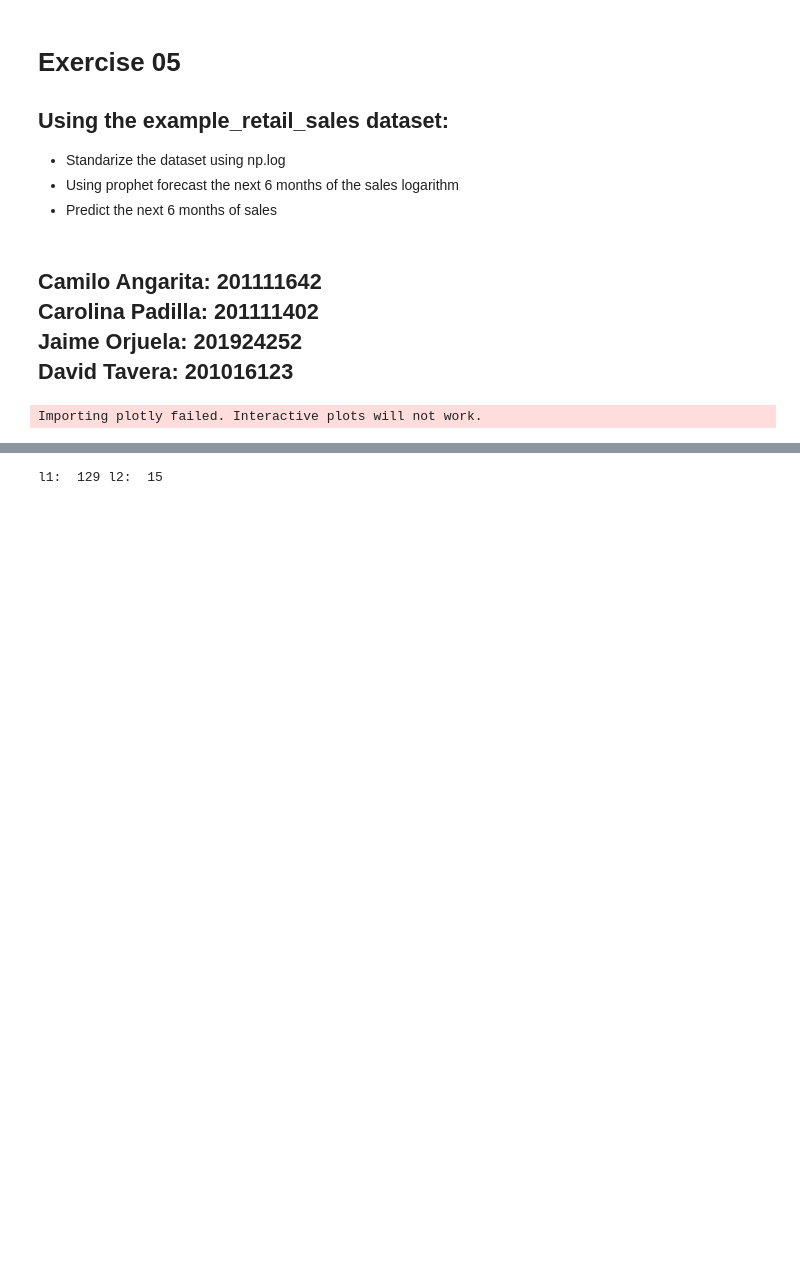
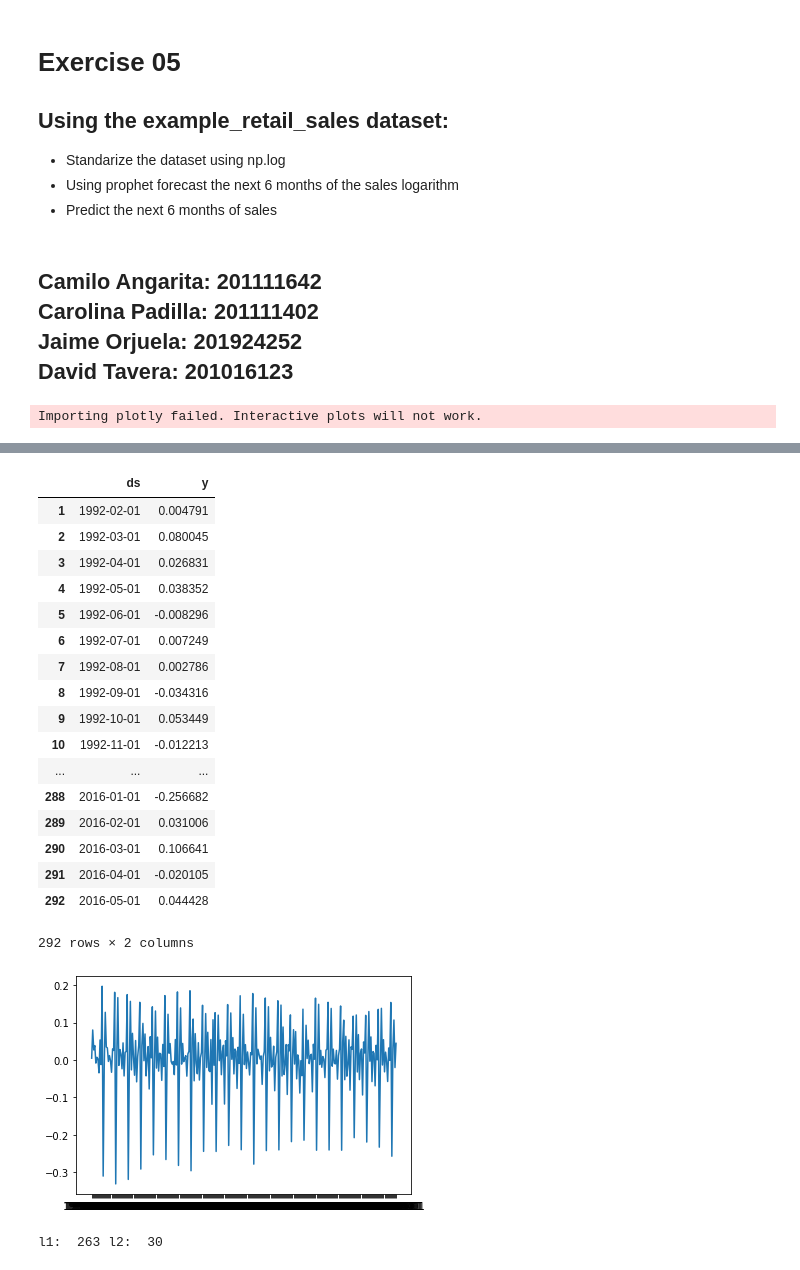
Before and after one commit to dtavera2269/AdvancedMethodsDataAnalysisClass, a Jupyter notebook: Exercises/E05-prophet.ipynb, the cells around one changed output, grey strips where cells are left out. Saved outputs shown, nothing was run; the diff lists cells and outputs as text; code cells hidden in the pictures; blank space fills up the shorter version.

```diff
--- a/Exercises/E05-prophet.ipynb
+++ b/Exercises/E05-prophet.ipynb
@@ -45,12 +43,39 @@ df.head()
+# %%
+retail_rl=retail.copy()
+retail_rl['rlog']=np.log(retail['y']) - np.log(retail['y'].shift(1))
+retail_rl['y']=retail_rl['rlog']
+retail_rl=retail_rl.drop(['rlog'],axis=1).dropna()
+plt.plot(retail_rl['y'])
+retail_rl
+# %% [output]
+|  | ds | y |
+| 1 | 1992-02-01 | 0.004791 |
+| 2 | 1992-03-01 | 0.080045 |
+| 3 | 1992-04-01 | 0.026831 |
+| 4 | 1992-05-01 | 0.038352 |
+| 5 | 1992-06-01 | -0.008296 |
+| 6 | 1992-07-01 | 0.007249 |
+| 7 | 1992-08-01 | 0.002786 |
+| 8 | 1992-09-01 | -0.034316 |
+| 9 | 1992-10-01 | 0.053449 |
+| 10 | 1992-11-01 | -0.012213 |
+| ... | ... | ... |
+| 288 | 2016-01-01 | -0.256682 |
+| 289 | 2016-02-01 | 0.031006 |
+| 290 | 2016-03-01 | 0.106641 |
+| 291 | 2016-04-01 | -0.020105 |
+| 292 | 2016-05-01 | 0.044428 |
+292 rows × 2 columns
+[figure, added]
 # %%
-X = df.values
+X = retail.values
 size = int(len(X) * 0.9)
-train, test = df[0:size], df[size:len(X)]
+train, test = retail[0:size], retail[size:len(X)]
 l1=len(train)
 l2=len(test)
 history=train
 predictions = list()
 print('l1: ',l1,'l2: ',l2)
 # %% [output]
-l1:  129 l2:  15
+l1:  263 l2:  30
 # %%
```
Also changed, not shown: parts of 13 cells of this notebook.
